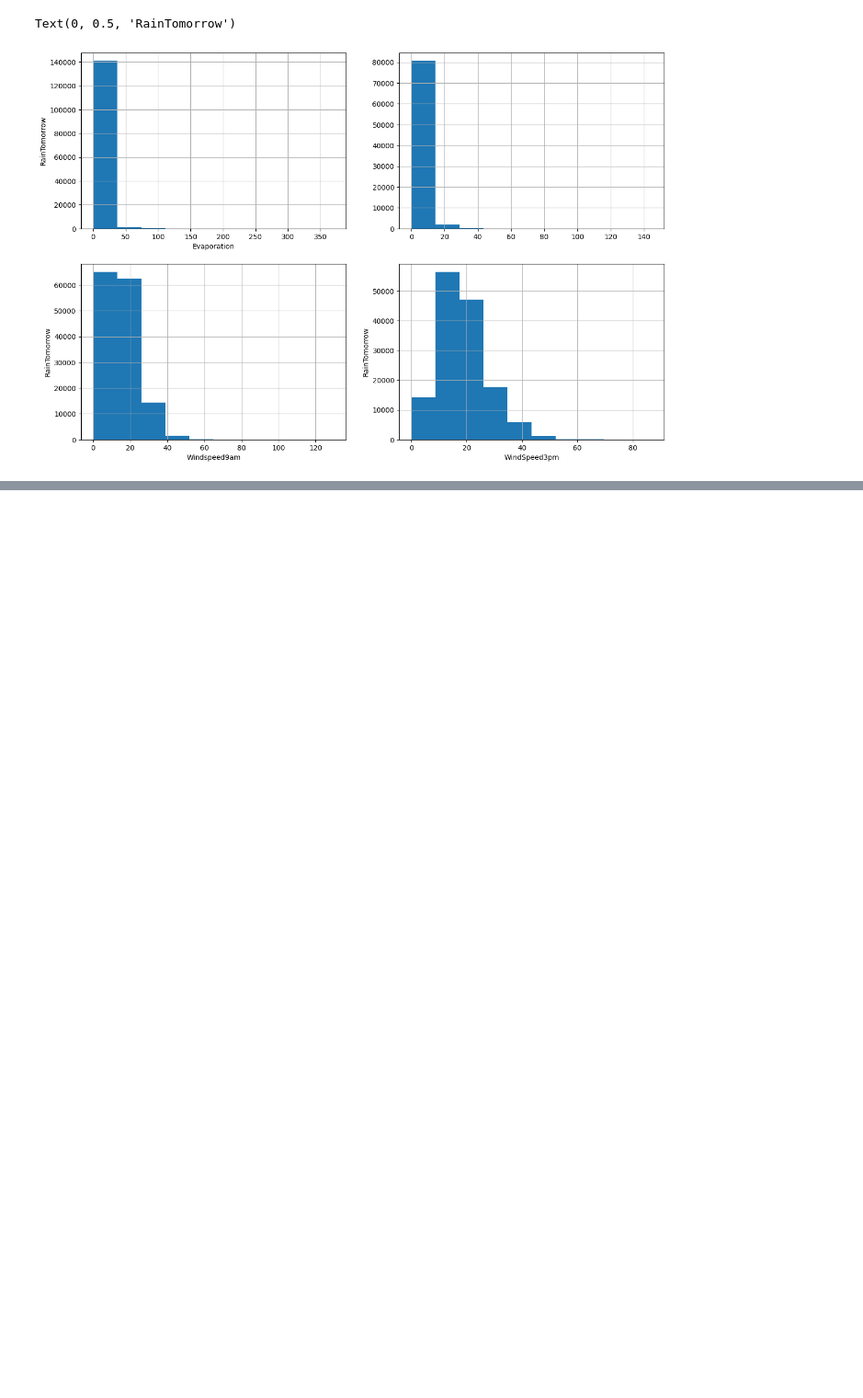
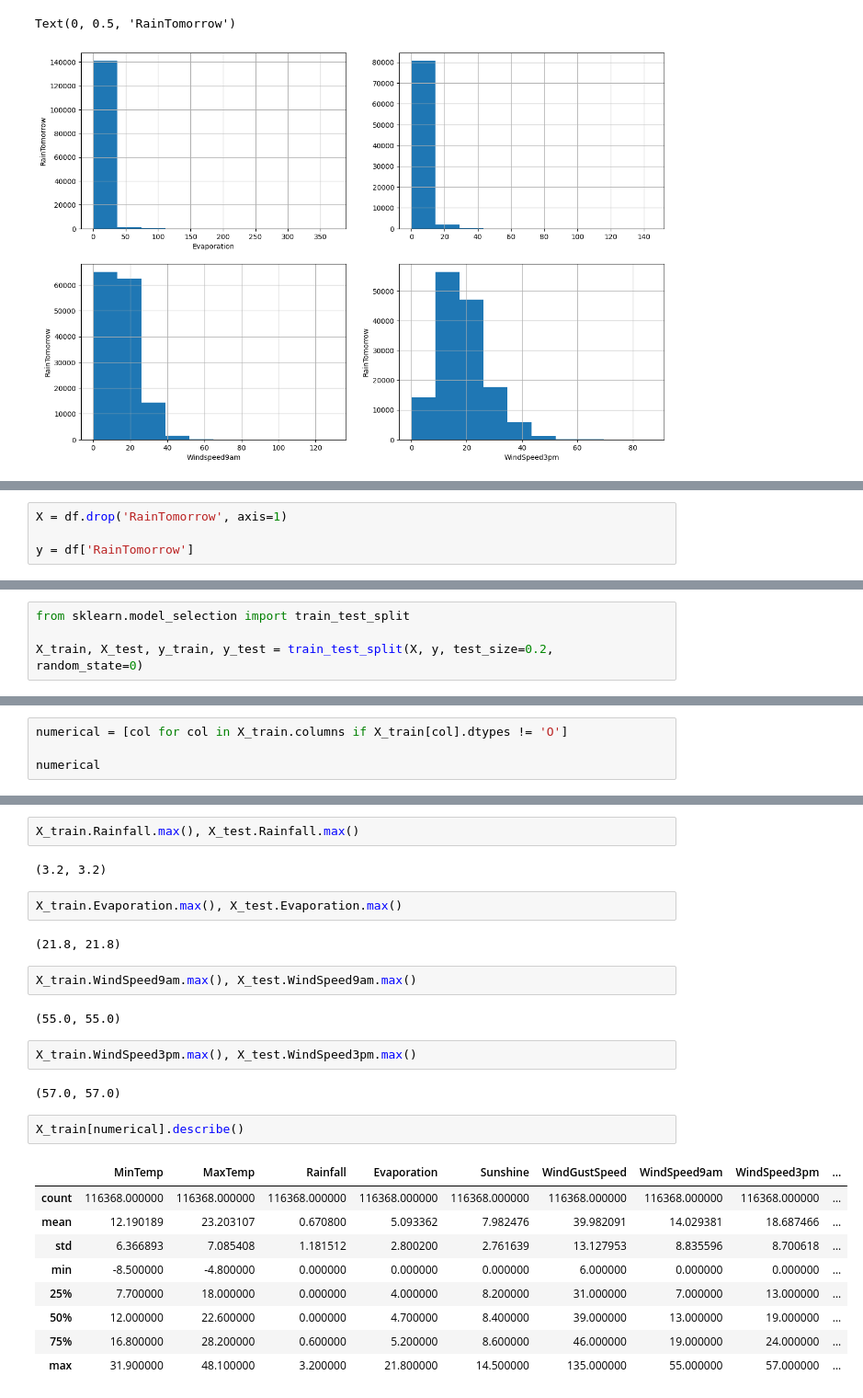
Before and after one commit to Ayodeji63/ml_labs, a Jupyter notebook: kaggle/Logistic_Regression_Kaggle_Weather.ipynb, the cells around one changed output, grey strips where cells are left out. Shown at 92% size. Cells and saved outputs as stored; diff of their text form; blank space fills up the shorter version.

```diff
--- a/kaggle/Logistic_Regression_Kaggle_Weather.ipynb
+++ b/kaggle/Logistic_Regression_Kaggle_Weather.ipynb
@@ -682,0 +710,4 @@ AttributeError: 'DataFrame' object has no attribute 'Raingall'
+# %%
+X = df.drop('RainTomorrow', axis=1)
+
+y = df['RainTomorrow']
@@ -682,0 +716,4 @@ AttributeError: 'DataFrame' object has no attribute 'Raingall'
+# %%
+from sklearn.model_selection import train_test_split
+
+X_train, X_test, y_train, y_test = train_test_split(X, y, test_size=0.2, random_state=0)
@@ -682,0 +760,4 @@ AttributeError: 'DataFrame' object has no attribute 'Raingall'
+# %%
+numerical = [col for col in X_train.columns if X_train[col].dtypes != 'O']
+
+numerical
@@ -682,0 +1038,28 @@ AttributeError: 'DataFrame' object has no attribute 'Raingall'
+# %%
+X_train.Rainfall.max(), X_test.Rainfall.max()
+# %% [output]
+(3.2, 3.2)
+# %%
+X_train.Evaporation.max(), X_test.Evaporation.max()
+# %% [output]
+(21.8, 21.8)
+# %%
+X_train.WindSpeed9am.max(), X_test.WindSpeed9am.max()
+# %% [output]
+(55.0, 55.0)
+# %%
+X_train.WindSpeed3pm.max(), X_test.WindSpeed3pm.max()
+# %% [output]
+(57.0, 57.0)
+# %%
+X_train[numerical].describe()
+# %% [output]
+|  | MinTemp | MaxTemp | Rainfall | Evaporation | Sunshine | WindGustSpeed | WindSpeed9am | WindSpeed3pm | ... |
+| count | 116368.000000 | 116368.000000 | 116368.000000 | 116368.000000 | 116368.000000 | 116368.000000 | 116368.000000 | 116368.000000 | ... |
+| mean | 12.190189 | 23.203107 | 0.670800 | 5.093362 | 7.982476 | 39.982091 | 14.029381 | 18.687466 | ... |
+| std | 6.366893 | 7.085408 | 1.181512 | 2.800200 | 2.761639 | 13.127953 | 8.835596 | 8.700618 | ... |
+| min | -8.500000 | -4.800000 | 0.000000 | 0.000000 | 0.000000 | 6.000000 | 0.000000 | 0.000000 | ... |
+| 25% | 7.700000 | 18.000000 | 0.000000 | 4.000000 | 8.200000 | 31.000000 | 7.000000 | 13.000000 | ... |
+| 50% | 12.000000 | 22.600000 | 0.000000 | 4.700000 | 8.400000 | 39.000000 | 13.000000 | 19.000000 | ... |
+| 75% | 16.800000 | 28.200000 | 0.600000 | 5.200000 | 8.600000 | 46.000000 | 19.000000 | 24.000000 | ... |
+| max | 31.900000 | 48.100000 | 3.200000 | 21.800000 | 14.500000 | 135.000000 | 55.000000 | 57.000000 | ... |
```
Also changed, not shown: parts of 52 cells of this notebook, 50 other files.
